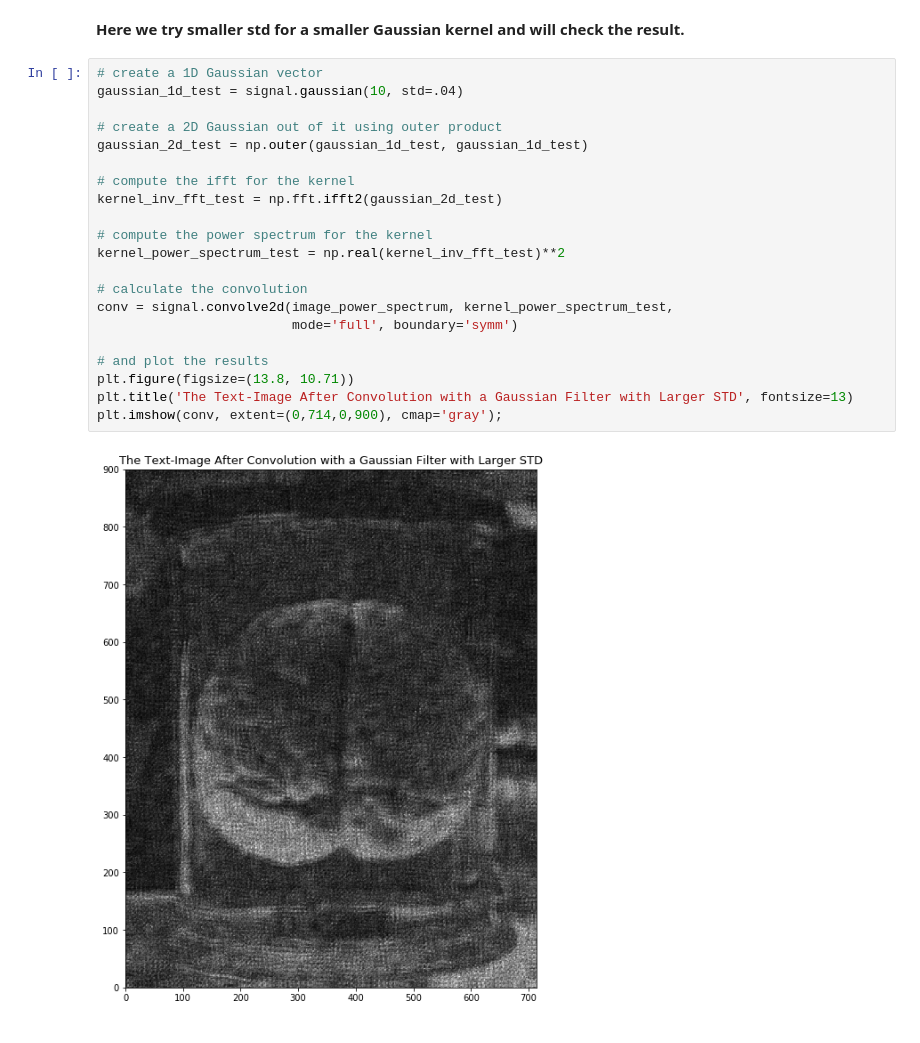
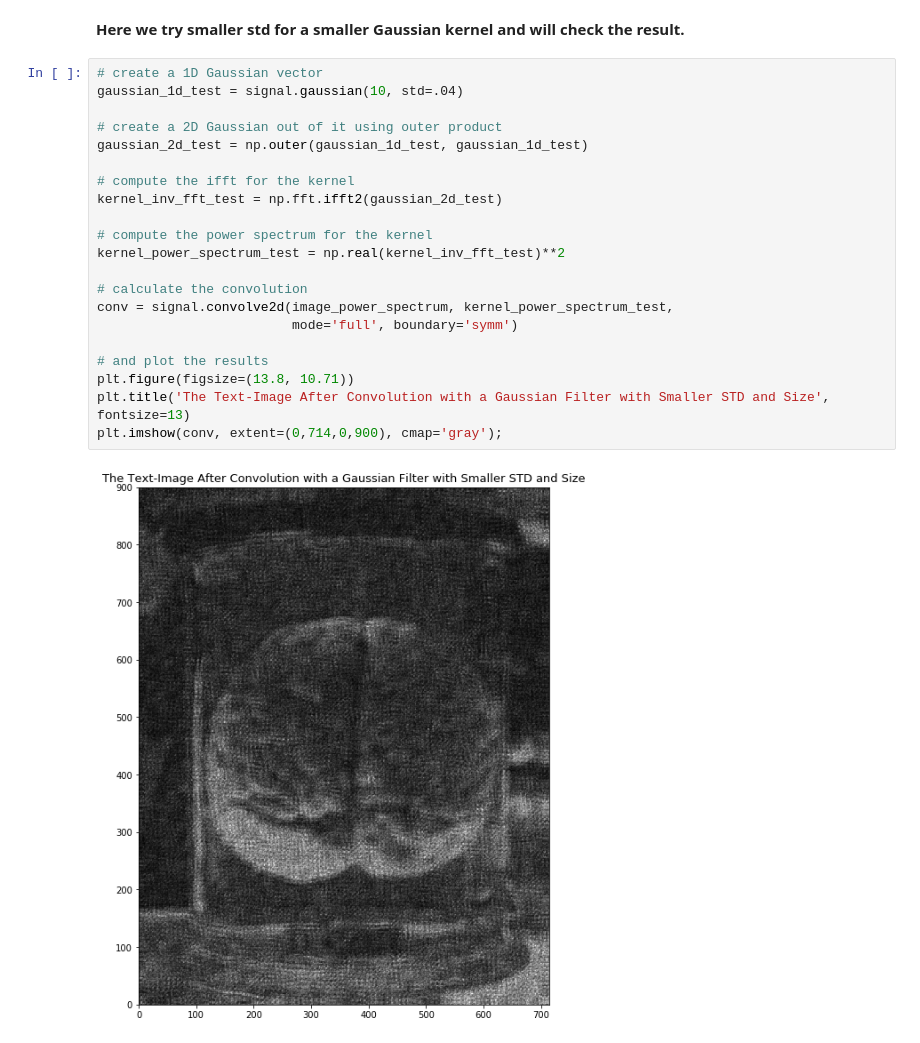
Before and after one commit to NBP-ACC/week-9-acc_01, a Jupyter notebook: sheet07.ipynb, the cells around one changed output. Saved outputs shown, nothing was run; the diff lists cells and outputs as text.

```diff
--- a/sheet07.ipynb
+++ b/sheet07.ipynb
@@ -254,23 +254,23 @@ What do you see?
 # %%
 # create a 1D Gaussian vector
 gaussian_1d_test = signal.gaussian(10, std=.04)
 
 # create a 2D Gaussian out of it using outer product
 gaussian_2d_test = np.outer(gaussian_1d_test, gaussian_1d_test)
 
 # compute the ifft for the kernel
 kernel_inv_fft_test = np.fft.ifft2(gaussian_2d_test)
 
 # compute the power spectrum for the kernel
 kernel_power_spectrum_test = np.real(kernel_inv_fft_test)**2
 
 # calculate the convolution
 conv = signal.convolve2d(image_power_spectrum, kernel_power_spectrum_test,
                          mode='full', boundary='symm')
 
 # and plot the results
 plt.figure(figsize=(13.8, 10.71))
-plt.title('The Text-Image After Convolution with a Gaussian Filter with Larger STD', fontsize=13)
+plt.title('The Text-Image After Convolution with a Gaussian Filter with Smaller STD and Size', fontsize=13)
 plt.imshow(conv, extent=(0,714,0,900), cmap='gray');
 # %% [output]
-[figure, old version]
+[figure, new version]
```
Also changed, not shown: parts of 4 cells of this notebook.
